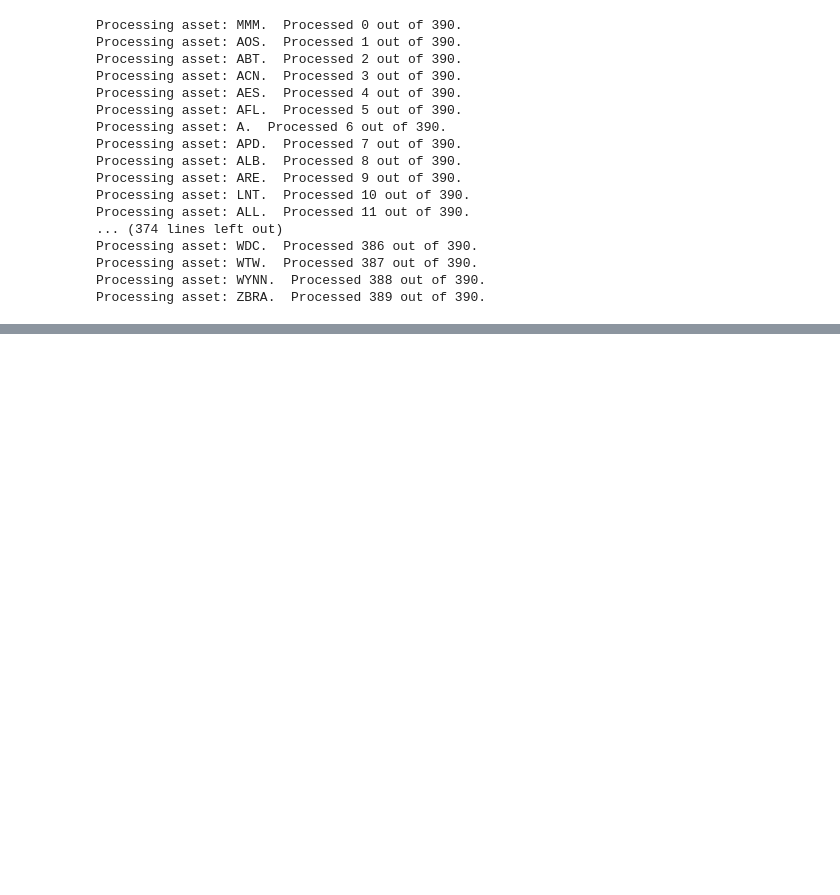
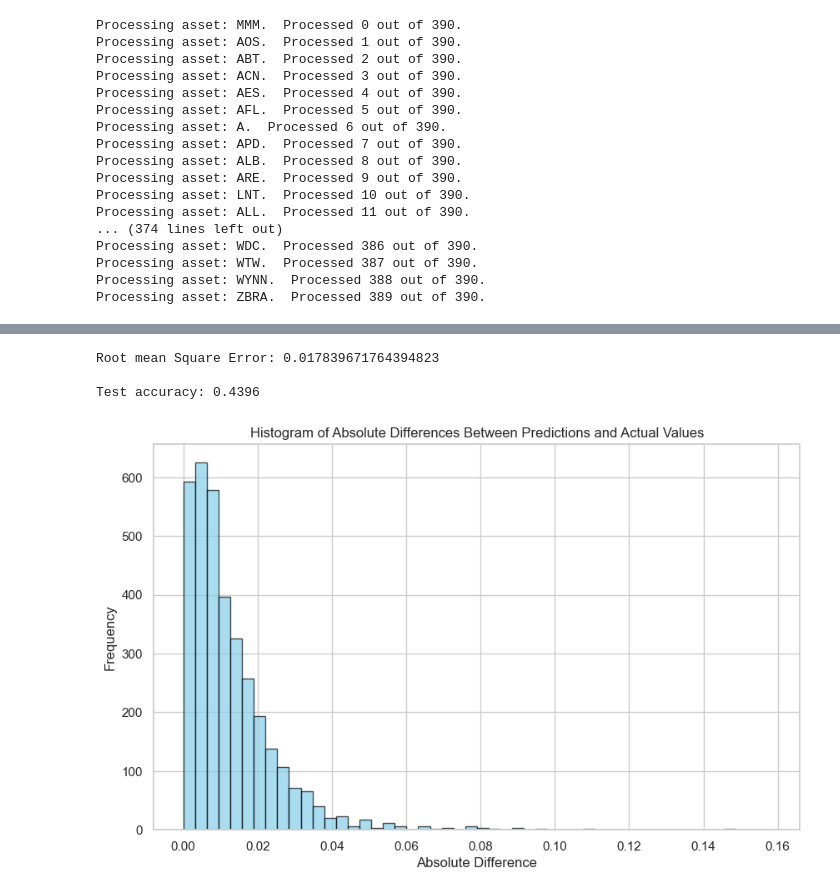
Before and after one commit to KImeriGitHub/RandomOdyssey, a Jupyter notebook: notebooks/sandbox_FourierML.ipynb, the cells around one changed output, grey strips where cells are left out. Saved outputs shown, nothing was run; the diff lists cells and outputs as text; code cells hidden in the pictures; blank space fills up the shorter version.

```diff
--- a/notebooks/sandbox_FourierML.ipynb
+++ b/notebooks/sandbox_FourierML.ipynb
@@ -366,0 +318,34 @@ Root Mean Square Error: 6.8972896384314355
+# %%
+rmse = np.sqrt(np.mean(((LSTM_predictions - LSTM_y_test) ** 2)))
+print(f'Root mean Square Error: {rmse}')
+
+LSTM_y_pred_cat = []
+for LSTM_y in LSTM_predictions:
+    LSTM_y_pred_cat.append(fourierTestML.getTargetFromPrice(LSTM_y-1, [0.0045])[0])
+
+LSTM_y_pred_cat = np.round(np.array(LSTM_y_pred_cat)+1)
+# Calculate accuracy
+test_acc = accuracy_score(fourierTestML.y_test, LSTM_y_pred_cat)
+
+print(f'\nTest accuracy: {test_acc:.4f}')
+# %% [output]
+Root mean Square Error: 0.017839671764394823
+
+Test accuracy: 0.4396
+# %%
+# Compute the absolute differences
+abs_diff = np.abs((LSTM_predictions - LSTM_y_test))
+
+# Flatten the array to 1D
+abs_diff = abs_diff.flatten()
+
+# Plot the histogram of absolute differences
+plt.figure(figsize=(10,6))
+plt.hist(abs_diff, bins=50, color='skyblue', edgecolor='black', alpha=0.7)
+plt.title('Histogram of Absolute Differences Between Predictions and Actual Values')
+plt.xlabel('Absolute Difference')
+plt.ylabel('Frequency')
+plt.grid(True)
+plt.show()
+# %% [output]
+[figure, added]
```
Also changed, not shown: parts of 20 cells of this notebook, 4 other files.
